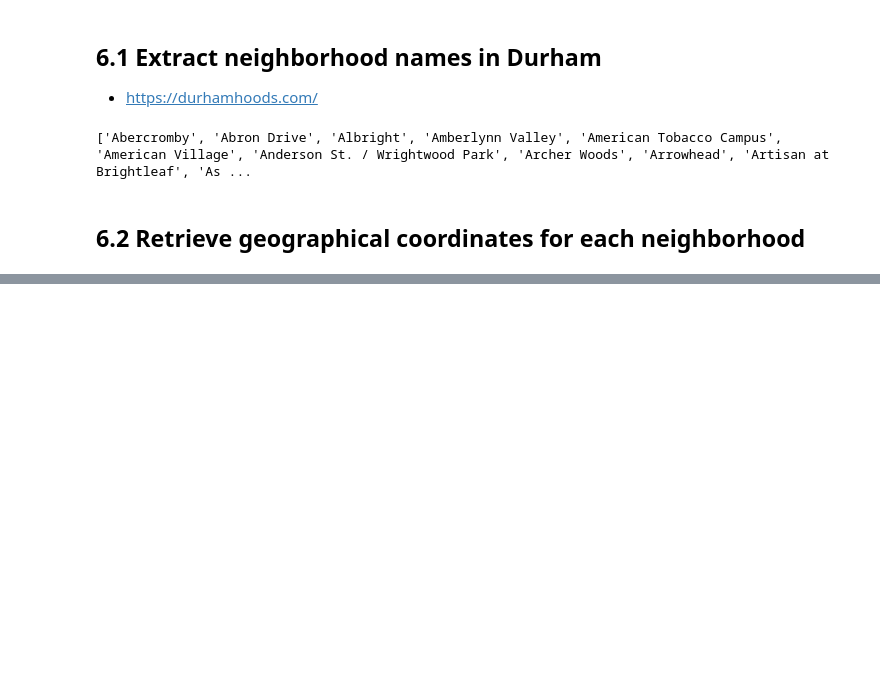
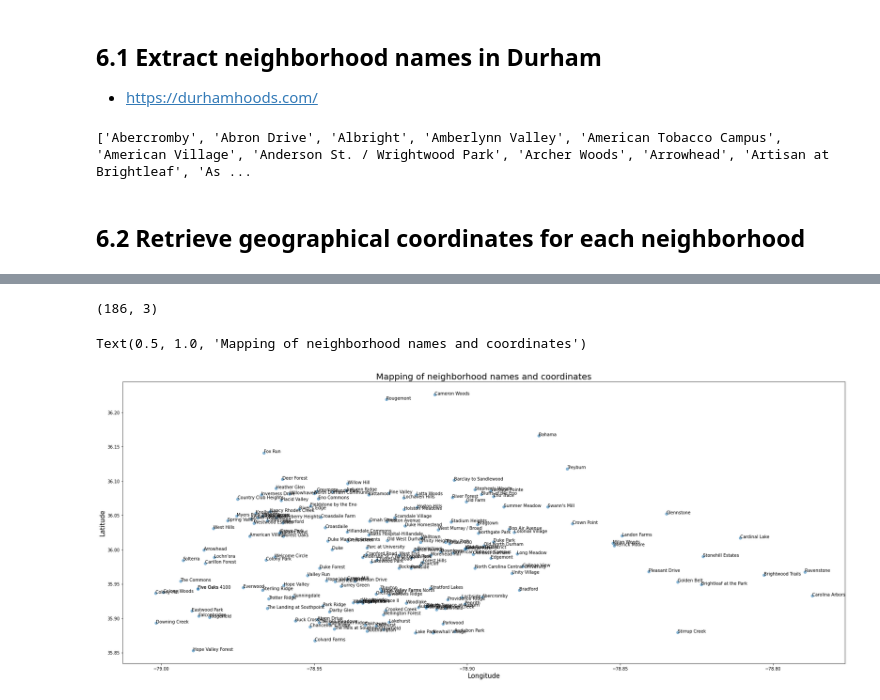
Before and after one commit to saychelsea11/north_carolina_best_real_estate_locations, a Jupyter notebook: nc_housing_data_best_locations.ipynb, the cells around one changed output, grey strips where cells are left out. Drawn from its saved outputs; the diff is of its cells as text; code cells hidden in the pictures; blank space fills up the shorter version.

Commit message:
Add files via upload
Added plot of neighborhood coordinates and corresponding names as labels

```diff
--- a/nc_housing_data_best_locations.ipynb
+++ b/nc_housing_data_best_locations.ipynb
@@ -92,7 +92,8 @@ print (neighborhoods)
 # %% [markdown]
 ## 6.2 Retrieve geographical coordinates for each neighborhood
 # %%
-address = 'Southside, Durham, North Carolina'
+#Extracting sample coordinates for a given location
+address = 'Abercromby, Durham, North Carolina'
 
 geolocator = Nominatim(user_agent="geoapiExercises")
 location = geolocator.geocode(address)
@@ -106,18 +107,26 @@ The geograpical coordinate of  Southside, Durham, North Carolina  are 35.9874556
 lat = []
 long = []
 count = 0
+good_returns = 0
 bad_returns = 0
 null_neighborhoods = []
 
 for i in neighborhoods:
     location = geolocator.geocode(i.strip()+", Durham, North Carolina",timeout=10)
     try:
+        good_returns = good_returns + 1
         latitude = location.latitude
         longitude = location.longitude
         lat.append(latitude)
         long.append(longitude)
         count = count + 1
-        print (i,latitude,longitude)
+        if count == 20:
+          print ()
+          print ("And so on....")
+        elif count > 20:
+          pass
+        else:
+          print (i,latitude,longitude)
     except:
         null_neighborhoods.append(i)
         bad_returns = bad_returns + 1
@@ -126,8 +135,16 @@ for i in neighborhoods:
         lat.append(latitude)
         long.append(longitude)
         count = count + 1
-        print (i,latitude,longitude)
+        if count == 20:
+          print ()
+          print ("And so on....")
+        elif count > 20:
+          pass
+        else:
+          print (i,latitude,longitude)
 
+print ()
+print ("Number of neighborhoods for which the coordinates were successfully found:",good_returns)
 print ("Number of neighborhoods for which the coordinates were not found:",bad_returns)
 print ()
 print ("These are the neighborhoods missing coordinates:")
@@ -158,0 +172,7 @@ len(neighborhoods)
+# %%
+#Storing neighborhoods and coordinates in a dataframe
+df_neighborhoods = pd.DataFrame()
+df_neighborhoods['neighborhood'] = neighborhoods
+df_neighborhoods['latitude'] = lat
+df_neighborhoods['longitude'] = long
+df_neighborhoods.head()
@@ -158,0 +186,18 @@ len(neighborhoods)
+# %%
+#Creating a new dataframe without the missing coordinates
+df_plot = df_neighborhoods[df_neighborhoods['latitude']!=998]
+df_plot.index = list(range(df_plot.shape[0]))
+df_plot.shape
+# %% [output]
+(186, 3)
+# %%
+plt.figure(figsize=(30,12))
+plt.scatter(df_plot['longitude'],df_plot['latitude'],alpha=0.5)
+for i in df_plot.index:
+  plt.annotate(df_plot['neighborhood'].iloc[i],xy=(df_plot['longitude'].iloc[i],df_plot['latitude'].iloc[i]),xytext=(df_plot['longitude'].iloc[i],df_plot['latitude'].iloc[i]))
+plt.xlabel('Longitude',size=15)
+plt.ylabel('Latitude',size=15)
+plt.title('Mapping of neighborhood names and coordinates',size=20)
+# %% [output]
+Text(0.5, 1.0, 'Mapping of neighborhood names and coordinates')
+[figure, added]
```
Also changed, not shown: parts of 4 cells of this notebook.
